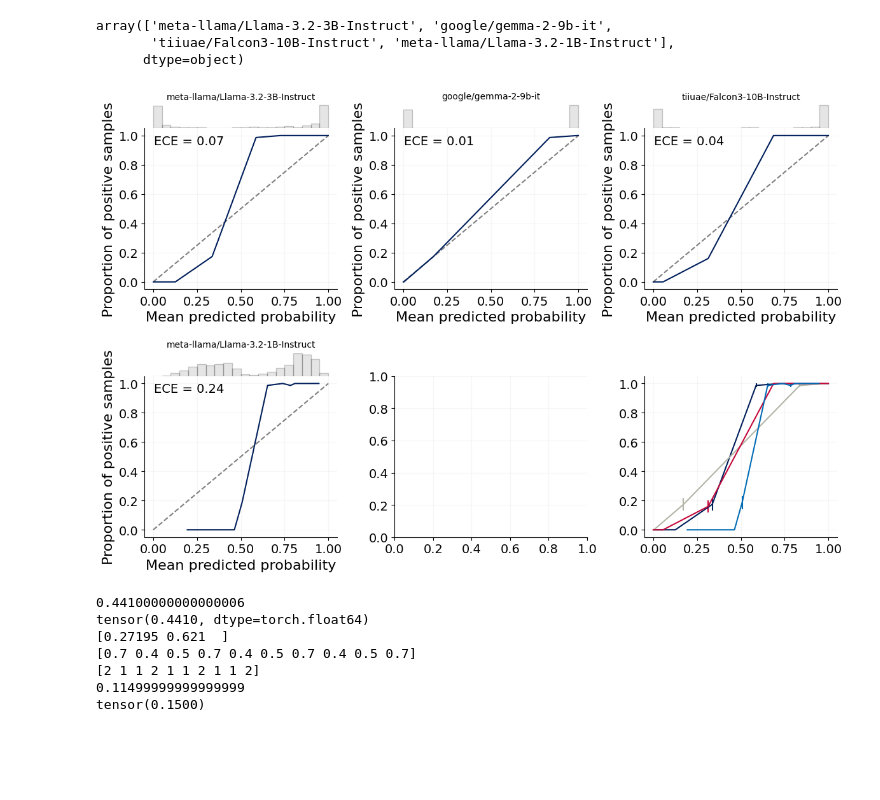
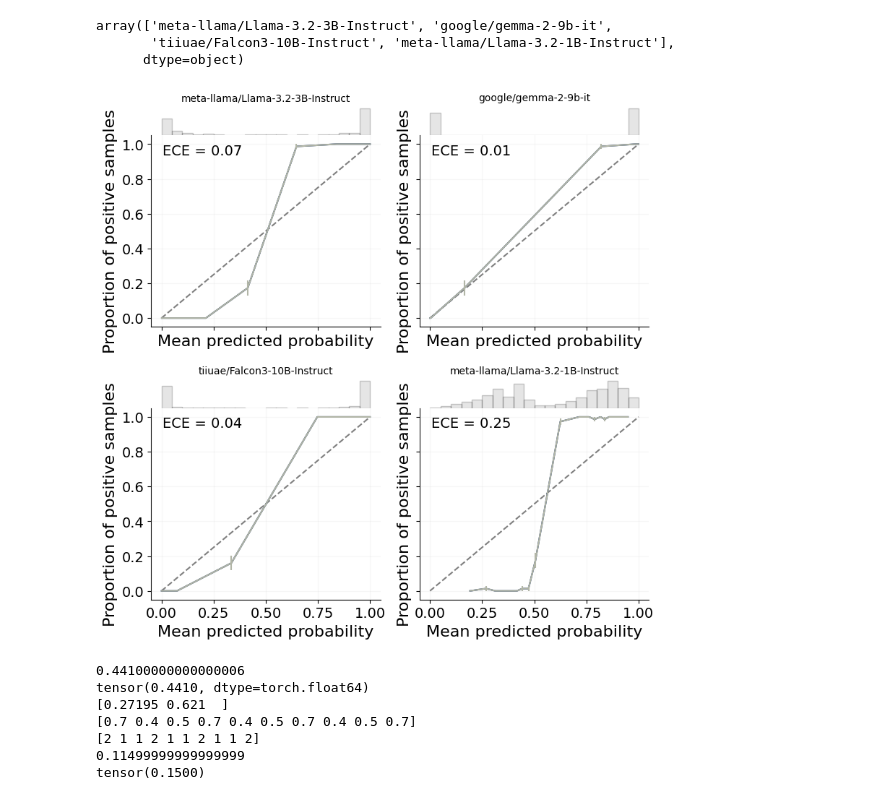
Before and after one commit to jrudoler/in-context-calibration, a Jupyter notebook: test.ipynb, the cells around one changed output. Drawn from its saved outputs; the diff is of its cells as text; code cells hidden in the pictures; blank space fills up the shorter version.

Commit message:
update figures

```diff
--- a/test.ipynb
+++ b/test.ipynb
@@ -532,15 +532,17 @@ array(['meta-llama/Llama-3.2-3B-Instruct', 'google/gemma-2-9b-it',
       dtype=object)
 # %%
 # subplot for each model with n_context = 8
-fig, axs = plt.subplots(2, 3, figsize=(12, 8))
+n_context = 4
+fig, axs = plt.subplots(2, 2, figsize=(8, 8), sharex=True, sharey=True)
 for i, model_id in enumerate(full_results["model_id"].unique()):
-    results = pd.read_pickle(f"results/sst2_context_8_{model_id.replace('/', '_')}.pkl")
+    results = pd.read_pickle(f"results/sst2_context_{n_context}_{model_id.replace('/', '_')}.pkl")
     prob_pos = np.where(results["true_label"] == 1, results["prob"], 1 - results["prob"])
-    ax = plot_calibration_curve(results["true_label"], prob_pos, model_id, n_bins=20, save=False, method="quantile", ax=axs[i//3, i%3])
+    ax = plot_calibration_curve(results["true_label"], prob_pos, model_id, n_bins=20, save=False, method="quantile", ax=axs[i//2, i%2])
     ax.set_title(model_id, fontsize=10)
 plt.tight_layout()
+plt.savefig(f"figures/calibration_curves_n_context_{n_context}.pdf")
 # %% [output]
-[figure, old version]
+[figure, new version]
 # %%
 # unit test
 n_bins = 8
```
